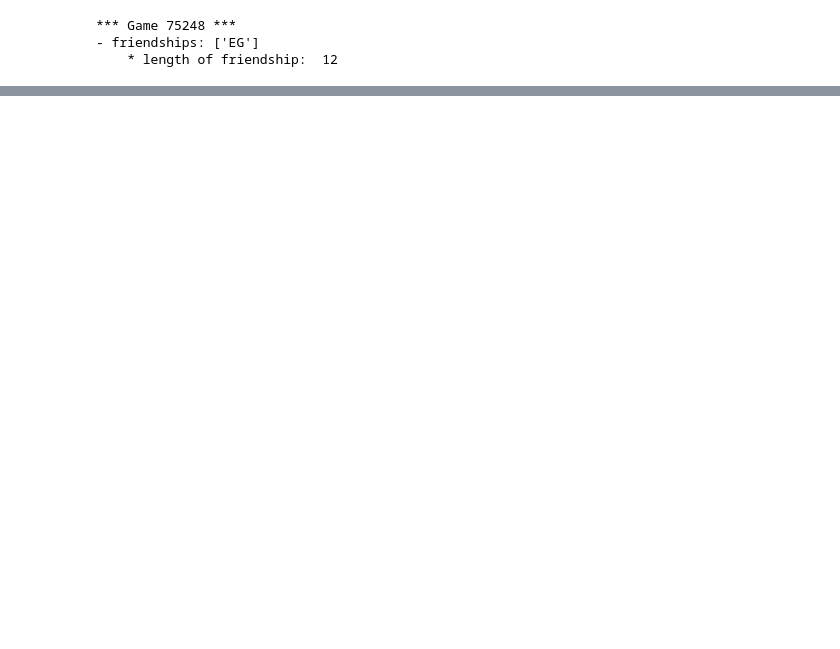
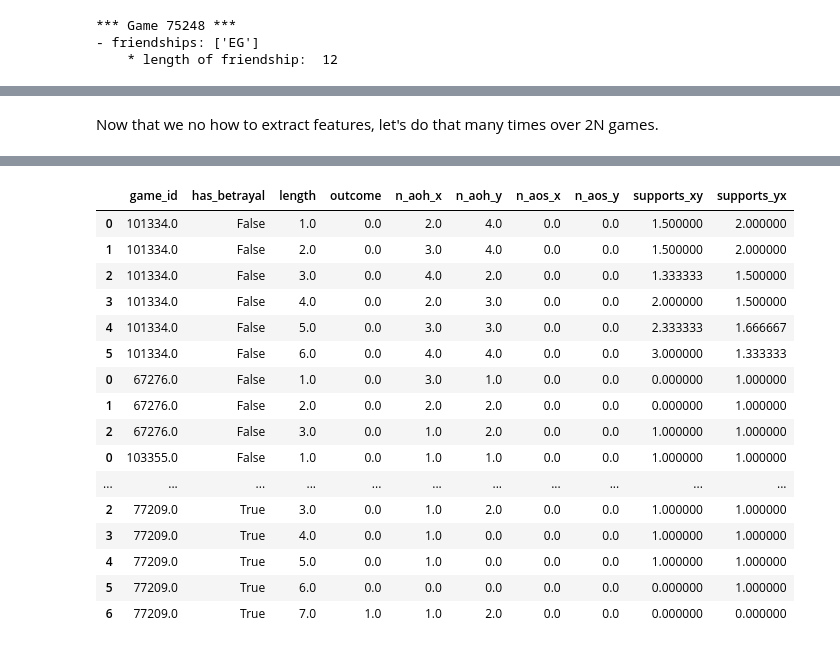
Before and after one commit to epfl-ada/ada-2020-project-milestone-p3-p3_chic, a Jupyter notebook: p4.ipynb, the cells around one changed output, grey strips where cells are left out. Cells and saved outputs as stored; diff of their text form; code cells hidden in the pictures; blank space fills up the shorter version.

```diff
--- a/p4.ipynb
+++ b/p4.ipynb
@@ -693,11 +702,11 @@ The next block of code generates a portion of the dataset as numpy object so tha
 # %%
-n_games = 0
+N = 500
+n_games = N
 verbose = False
+game_ids = []
+all_friendships = []
 
 games = all_games.query("num_turns >= 50")
-
-game_ids = []
-all_friendships = []
 
 s = time.time()
 while n_games:
@@ -707,6 +716,7 @@ while n_games:
     if friendships is not None:
         cols = [col for col in friendships.columns if np.count_nonzero(friendships[col] != 0)]
         if len(cols):
+            print("games to find: ", n_games)
             n_games -= 1
             game_ids.append(game_id)
             all_friendships.append(friendships.values)
@@ -717,6 +727,8 @@ while n_games:
 e = time.time()
 
 print("elapsed: ", e-s)
-np.save("data/subset2/games_id.npy", np.array(game_ids))
-np.save("data/subset2/friendships.npy", np.array(all_friendships, dtype=object))
+
+## TO SAVE UNCOMMENT THIS
+# np.save("data/subset{}/games_id.npy".format(N), np.array(game_ids))
+# np.save("data/subset{}/friendships.npy".format(N), np.array(all_friendships, dtype=object))
 # %% [output]
@@ -728,5 +760,8 @@ Let's generate some features. We want to have 250 betrayals and 250 good friends
 # %%
 def get_xy(code, seasons):
+    """Given a friendship code and an array of seasons, it will return the betrayer and the victim.
+    If no betrayal happens, it picked randomly who is what.
+    """
     # find x and y
     xy = list(code)
     if type(seasons[-1]) == str:
@@ -743,22 +778,20 @@ columns = ["game_id", "has_betrayal", "length", "outcome" ,"n_aoh_x", "n_aoh_y",
 
 def get_features(game_id, has_betrayal, friendship, friendly_orders, hostile_orders):
     """
-    Given the friendships' column representing 1 friendship,
+    Given the friendships' column representing 1 friendship and several other parameters about the context,
     it will create all the feature vectors for each seasons, and will return them all together
     as a Pandas dataframe.
 
     Parameters
-    friendship (pd.Serie): ...
+    game_id (int)
+    has_betrayal (bool)
+    friendship (pd.Serie): column representing the friendship in the friendships frame
     friendly_orders: all friendly orders for this game
     hostile_orders: all hostile orders for this game
 
     Notations
     X = 'betrayer'
     Y = 'betrayed' = 'victim'
-
-    Features of each seasons
-    length: length of friendship at this season
-    n_aoh_x: number of 'acts of hostility' emmited by player x this seasons
     """
     # n = len(friendship[friendship != 0])
     n = len(friendship[friendship == 1])
@@ -771,8 +804,6 @@ def get_features(game_id, has_betrayal, friendship, friendly_orders, hostile_ord
     # some very rare games have more than 1 betrayal: 90346
     # hence we split the friendshiè into its sub-component
     splitted = np.split(friendship.values, np.where(betrayals)[0]+1)
-    print(splitted)
-
 
     # i: iterator over rows inside the features dataframe
     # j: iterator insiide the splitted array we are using
@@ -811,14 +842,14 @@ def get_features(game_id, has_betrayal, friendship, friendly_orders, hostile_ord
             f_query = friendly_orders.query("country == @y & target_country != @x & year == @year")
             features.loc[i,"n_aos_y"] = len(f_query)
             # 4. Average number of mutual supports for last 3 seasons
+            # y to x
             supports_yx = friendly_orders.query("country == @y & target_country == @x & year <= @year & year > (@year-1.5)"
                                                ).groupby("year").apply(len)
-            if len(supports_yx):
-                features.loc[i,"supports_yx"] = supports_yx.mean()
+            if len(supports_yx): features.loc[i,"supports_yx"] = supports_yx.mean()
+            # x to y
             supports_xy = friendly_orders.query("country == @x & target_country == @y & year <= @year & year > (@year-1.5)"
                                                ).groupby("year").apply(len)
-            if len(supports_xy):
-                features.loc[i,"supports_xy"] = supports_xy.mean()
+            if len(supports_xy):features.loc[i,"supports_xy"] = supports_xy.mean()
             # last. increment steppers
             i += 1
             j += 1
@@ -838,8 +878,9 @@ friendship = friendships[c]
+# %% [markdown]
+Now that we no how to extract features, let's do that many times over 2N games.
 # %%
 ### Code to generate machine learning dataset
-
 N = 1
-verbose = True
+verbose = False
 
 visited_ids = []
 n_betrayal, n_no_betrayal = N,N
@@ -870,12 +911,10 @@ while n_betrayal or n_no_betrayal:
             # there is a betrayal
             has_betrayal = True
             if n_betrayal:
-                print("betrayal detected")
                 n_betrayal -= 1
                 # todo: find features
         elif n_no_betrayal:
             # there wasn't a betrayal
-            print("no betrayal detected")
             n_no_betrayal -= 1
 
         # 2. get the features
@@ -883,6 +922,7 @@ while n_betrayal or n_no_betrayal:
         features = pd.concat([features, game_features])
 
 
+    print("games still to find:  {} with betrayal and {} without betrayals".format(n_betrayal, n_no_betrayal))
     if verbose:
         print("Valid GAME was found: ", game_id)
         analyse_friendships(friendships)
@@ -914,0 +944,17 @@ elapsed:  10.601808547973633
+|  | game_id | has_betrayal | length | outcome | n_aoh_x | n_aoh_y | n_aos_x | n_aos_y | supports_xy | supports_yx |
+| 0 | 101334.0 | False | 1.0 | 0.0 | 2.0 | 4.0 | 0.0 | 0.0 | 1.500000 | 2.000000 |
+| 1 | 101334.0 | False | 2.0 | 0.0 | 3.0 | 4.0 | 0.0 | 0.0 | 1.500000 | 2.000000 |
+| 2 | 101334.0 | False | 3.0 | 0.0 | 4.0 | 2.0 | 0.0 | 0.0 | 1.333333 | 1.500000 |
+| 3 | 101334.0 | False | 4.0 | 0.0 | 2.0 | 3.0 | 0.0 | 0.0 | 2.000000 | 1.500000 |
+| 4 | 101334.0 | False | 5.0 | 0.0 | 3.0 | 3.0 | 0.0 | 0.0 | 2.333333 | 1.666667 |
+| 5 | 101334.0 | False | 6.0 | 0.0 | 4.0 | 4.0 | 0.0 | 0.0 | 3.000000 | 1.333333 |
+| 0 | 67276.0 | False | 1.0 | 0.0 | 3.0 | 1.0 | 0.0 | 0.0 | 0.000000 | 1.000000 |
+| 1 | 67276.0 | False | 2.0 | 0.0 | 2.0 | 2.0 | 0.0 | 0.0 | 0.000000 | 1.000000 |
+| 2 | 67276.0 | False | 3.0 | 0.0 | 1.0 | 2.0 | 0.0 | 0.0 | 1.000000 | 1.000000 |
+| 0 | 103355.0 | False | 1.0 | 0.0 | 1.0 | 1.0 | 0.0 | 0.0 | 1.000000 | 1.000000 |
+| ... | ... | ... | ... | ... | ... | ... | ... | ... | ... | ... |
+| 2 | 77209.0 | True | 3.0 | 0.0 | 1.0 | 2.0 | 0.0 | 0.0 | 1.000000 | 1.000000 |
+| 3 | 77209.0 | True | 4.0 | 0.0 | 1.0 | 0.0 | 0.0 | 0.0 | 1.000000 | 1.000000 |
+| 4 | 77209.0 | True | 5.0 | 0.0 | 1.0 | 0.0 | 0.0 | 0.0 | 1.000000 | 1.000000 |
+| 5 | 77209.0 | True | 6.0 | 0.0 | 0.0 | 0.0 | 0.0 | 0.0 | 0.000000 | 1.000000 |
+| 6 | 77209.0 | True | 7.0 | 1.0 | 1.0 | 2.0 | 0.0 | 0.0 | 0.000000 | 0.000000 |
```
Also changed, not shown: parts of 23 cells of this notebook, 1 other file.
